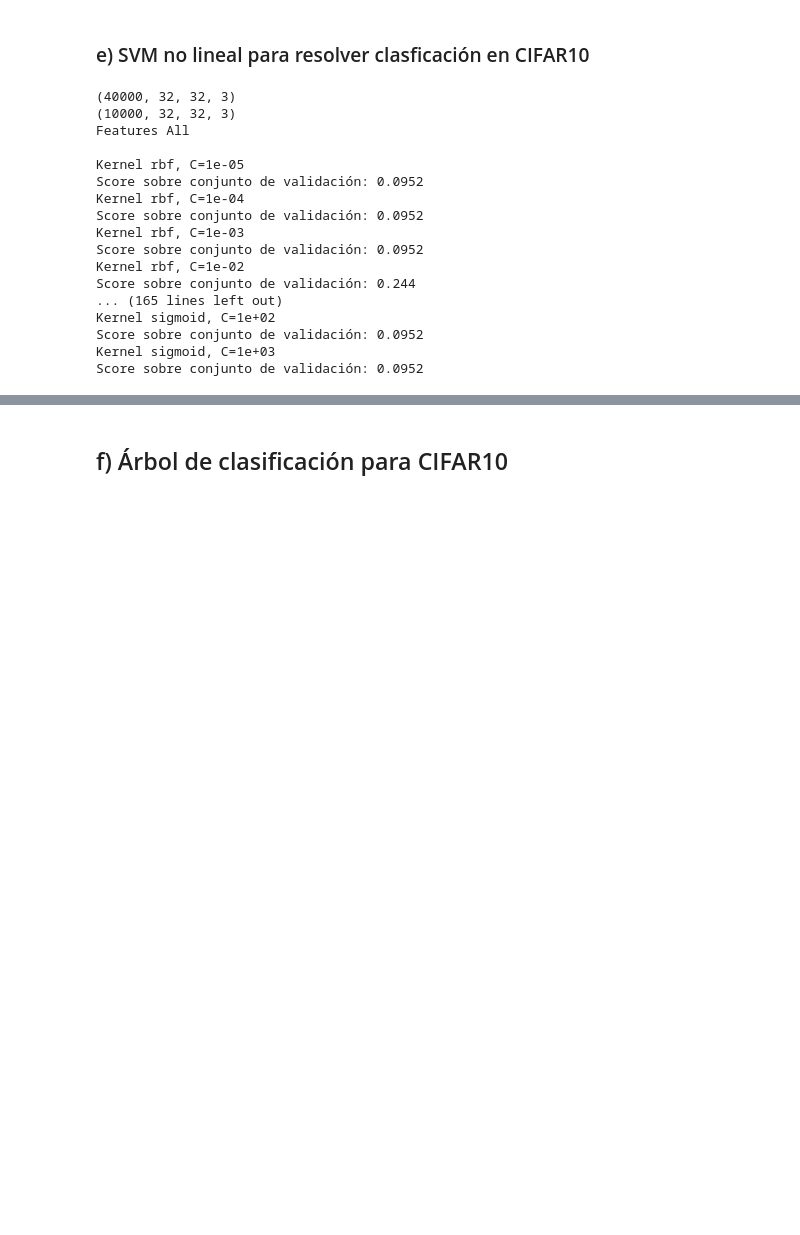
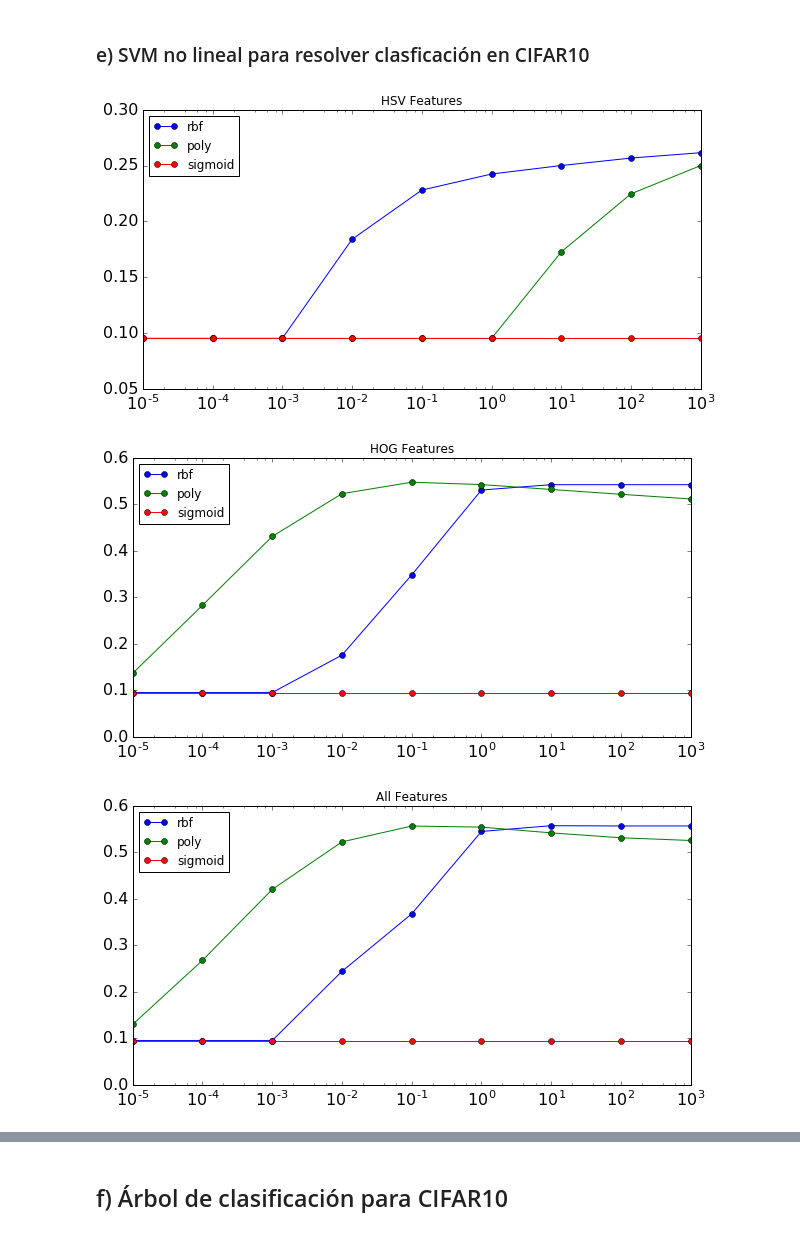
Before and after one commit to asazo/ML, a Jupyter notebook: tarea3/pregunta3.ipynb, the cells around one changed output, grey strips where cells are left out. Saved outputs shown, nothing was run; the diff lists cells and outputs as text; code cells hidden in the pictures; blank space fills up the shorter version.

Commit message:
update resultados pregunta 3

```diff
--- a/tarea3/pregunta3.ipynb
+++ b/tarea3/pregunta3.ipynb
@@ -372,24 +372,3 @@ for k in kernel:
         "Calculando score..."
         score = svm.score(features_Xval, Yval)
         print "Score sobre conjunto de validación:",score
-# %%
-f = open("pregunta3_e.txt", "r")
-print f.read()
-# %% [output]
-(40000, 32, 32, 3)
-(10000, 32, 32, 3)
-Features All
-
-Kernel rbf, C=1e-05
-Score sobre conjunto de validación: 0.0952
-Kernel rbf, C=1e-04
-Score sobre conjunto de validación: 0.0952
-Kernel rbf, C=1e-03
-Score sobre conjunto de validación: 0.0952
-Kernel rbf, C=1e-02
-Score sobre conjunto de validación: 0.244
-... (165 lines left out)
-Kernel sigmoid, C=1e+02
-Score sobre conjunto de validación: 0.0952
-Kernel sigmoid, C=1e+03
-Score sobre conjunto de validación: 0.0952
@@ -397,0 +375,27 @@ Score sobre conjunto de validación: 0.0952
+# %%
+%matplotlib inline
+import matplotlib.pyplot as plt
+import pandas as pd
+import numpy as np
+f = open("pregunta3_e.csv", "r")
+C = np.logspace(-5, 3, 9)
+data = pd.read_csv(f, sep=";", header=1)
+
+hsv_features = data[28:55]['Score'].reshape(3,9)
+df = pd.DataFrame(index=['rbf', 'poly', 'sigmoid'], columns=C, data=hsv_features).T
+f = plt.figure(figsize=(10, 5))
+ax = df.plot(logx=True, fontsize=16, style='o-', ax=f.gca(), title="HSV Features")
+
+hog_features = data[56:]['Score'].reshape(3,9)
+df = pd.DataFrame(index=['rbf', 'poly', 'sigmoid'], columns=C, data=hog_features).T
+f = plt.figure(figsize=(10, 5))
+ax = df.plot(logx=True, fontsize=16, style='o-', ax=f.gca(), title="HOG Features")
+
+all_features = data[0:27]['Score'].reshape(3,9)
+df = pd.DataFrame(index=['rbf', 'poly', 'sigmoid'], columns=C, data=all_features).T
+f = plt.figure(figsize=(10, 5))
+ax = df.plot(logx=True, fontsize=16, style='o-', ax=f.gca(), title="All Features")
+# %% [output]
+[figure, added]
+[figure, added]
+[figure, added]
```
Also changed, not shown: parts of 3 cells of this notebook, 1 other file.
